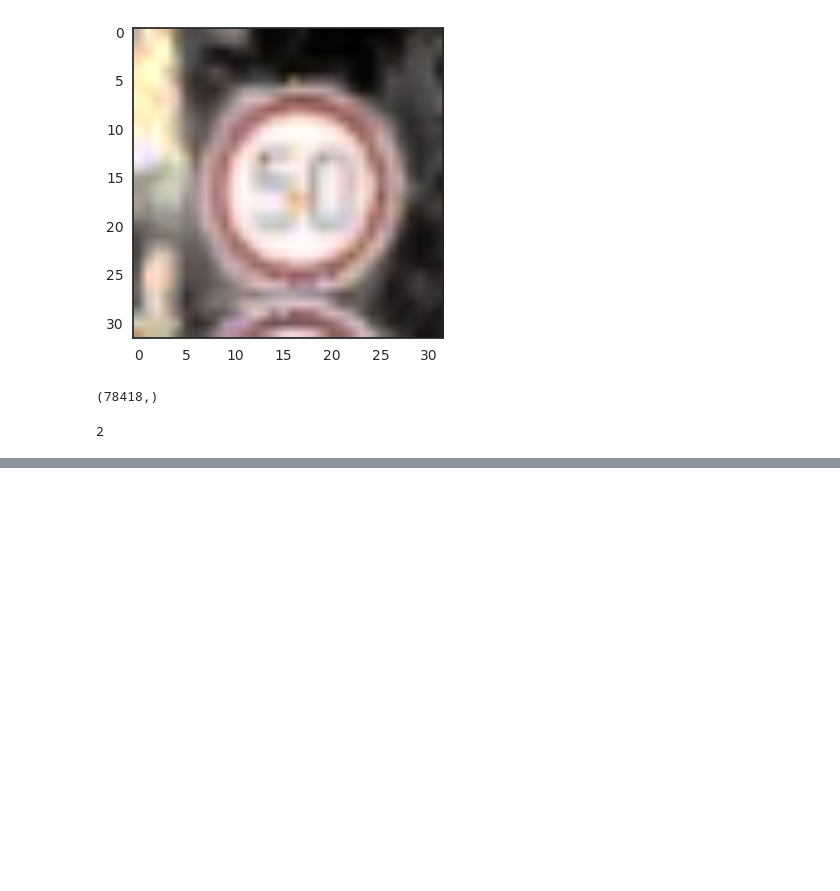
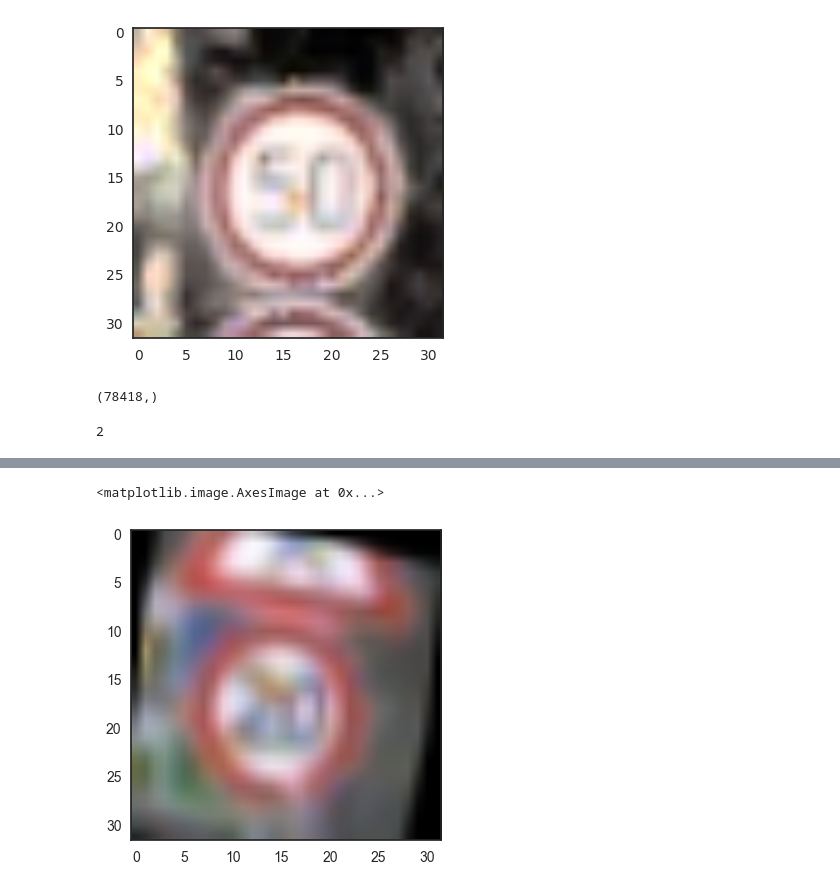
Before and after one commit to girishsk/CarND-Traffic-Sign-Classifier-Project, a Jupyter notebook: DataAnalysis.ipynb, the cells around one changed output, grey strips where cells are left out. Saved outputs shown, nothing was run; the diff lists cells and outputs as text; code cells hidden in the pictures; blank space fills up the shorter version.

```diff
--- a/DataAnalysis.ipynb
+++ b/DataAnalysis.ipynb
@@ -357,0 +388,11 @@ random.randrange(-10,10)
+# %%
+im2 = Image.fromarray(img).convert('RGBA')
+blank_img = Image.new('RGBA', (32,32), (255,)*4)
+# create a composite image using the alpha layer of rot as a mask
+out = Image.composite(im2, blank_img, im2)
+out = out.convert('RGB')
+# %%
+plt.imshow(out)
+# %% [output]
+<matplotlib.image.AxesImage at 0x...>
+[figure, added]
```
Also changed, not shown: parts of 5 cells of this notebook, 3 other files.
